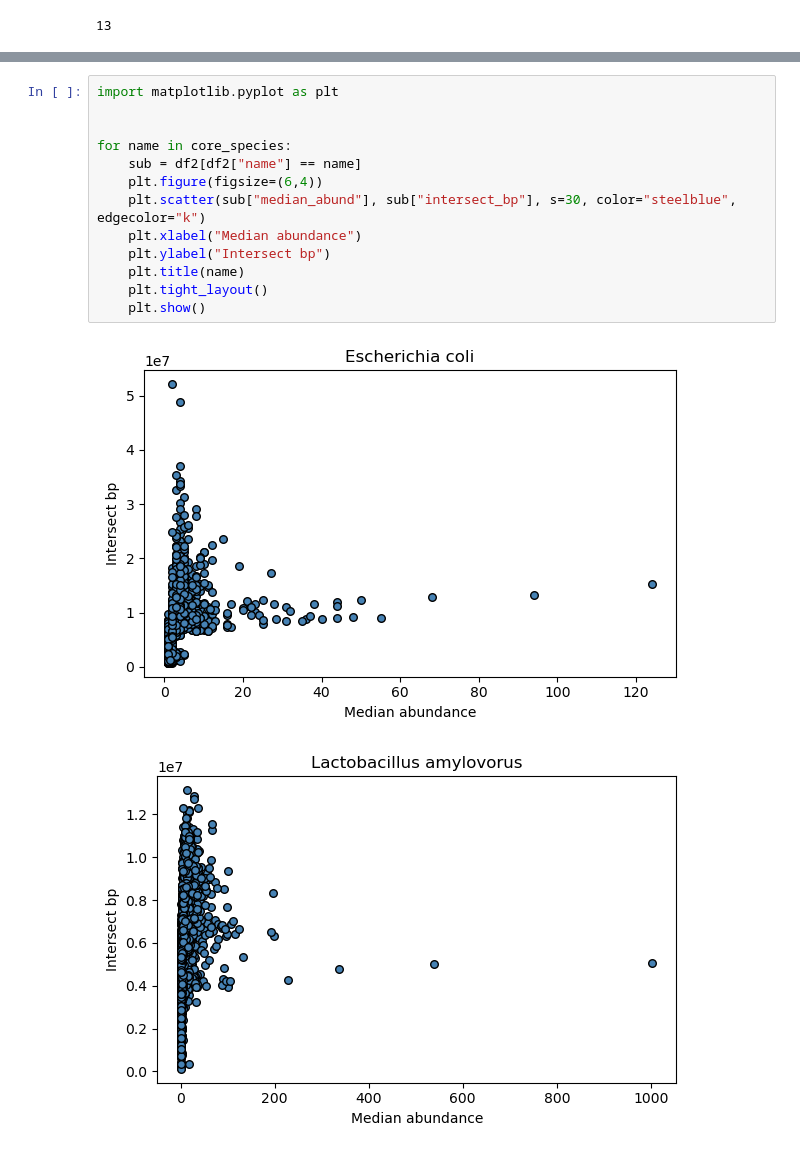
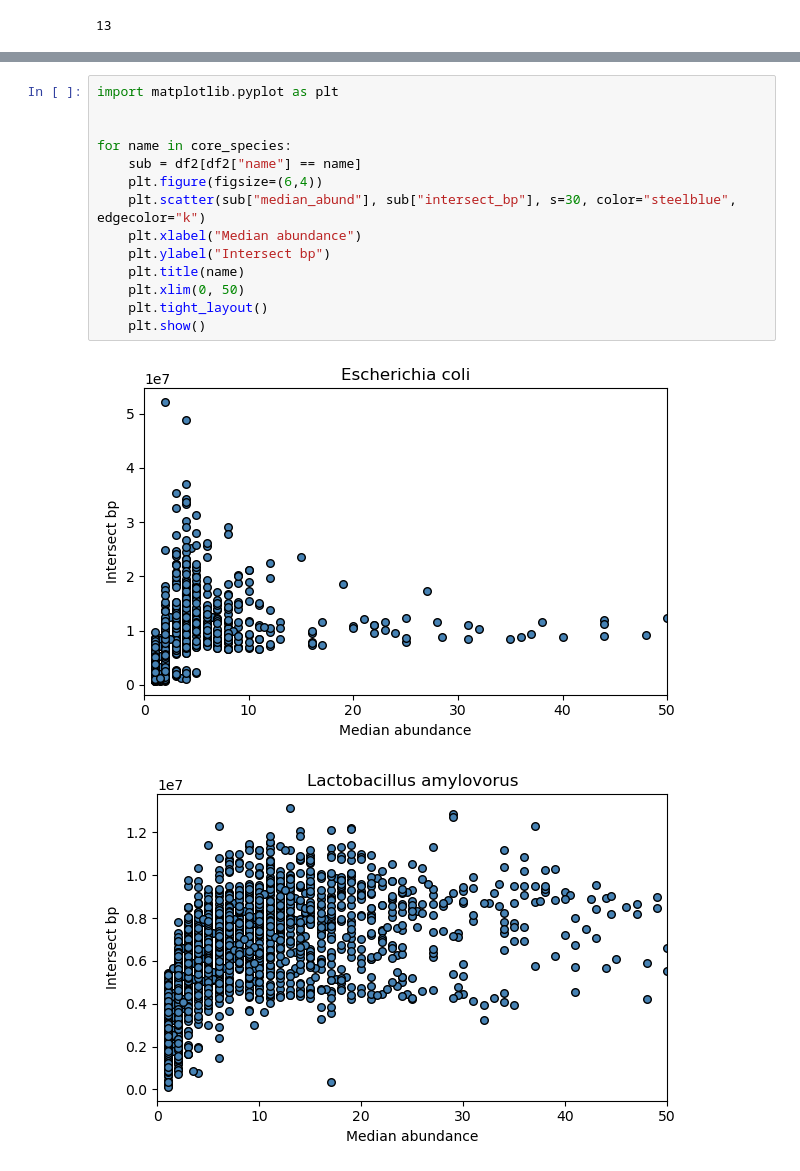
Before and after one commit to AnneliektH/2025-pig-binning-plots, a Jupyter notebook: notebooks/get_medianabund_intersectbp_corespp.ipynb, the cells around one changed output, grey strips where cells are left out. Cells and saved outputs as stored; diff of their text form.

```diff
--- a/notebooks/get_medianabund_intersectbp_corespp.ipynb
+++ b/notebooks/get_medianabund_intersectbp_corespp.ipynb
@@ -102,16 +110,17 @@ plt.show()
 # %%
 import matplotlib.pyplot as plt
 
 
 for name in core_species:
     sub = df2[df2["name"] == name]
     plt.figure(figsize=(6,4))
     plt.scatter(sub["median_abund"], sub["intersect_bp"], s=30, color="steelblue", edgecolor="k")
     plt.xlabel("Median abundance")
     plt.ylabel("Intersect bp")
     plt.title(name)
+    plt.xlim(0, 50)
     plt.tight_layout()
     plt.show()
 # %% [output]
-[figure, old version]
+[figure, new version]
-[figure, old version]
+[figure, new version]
```
Also changed, not shown: parts of 4 cells of this notebook.
